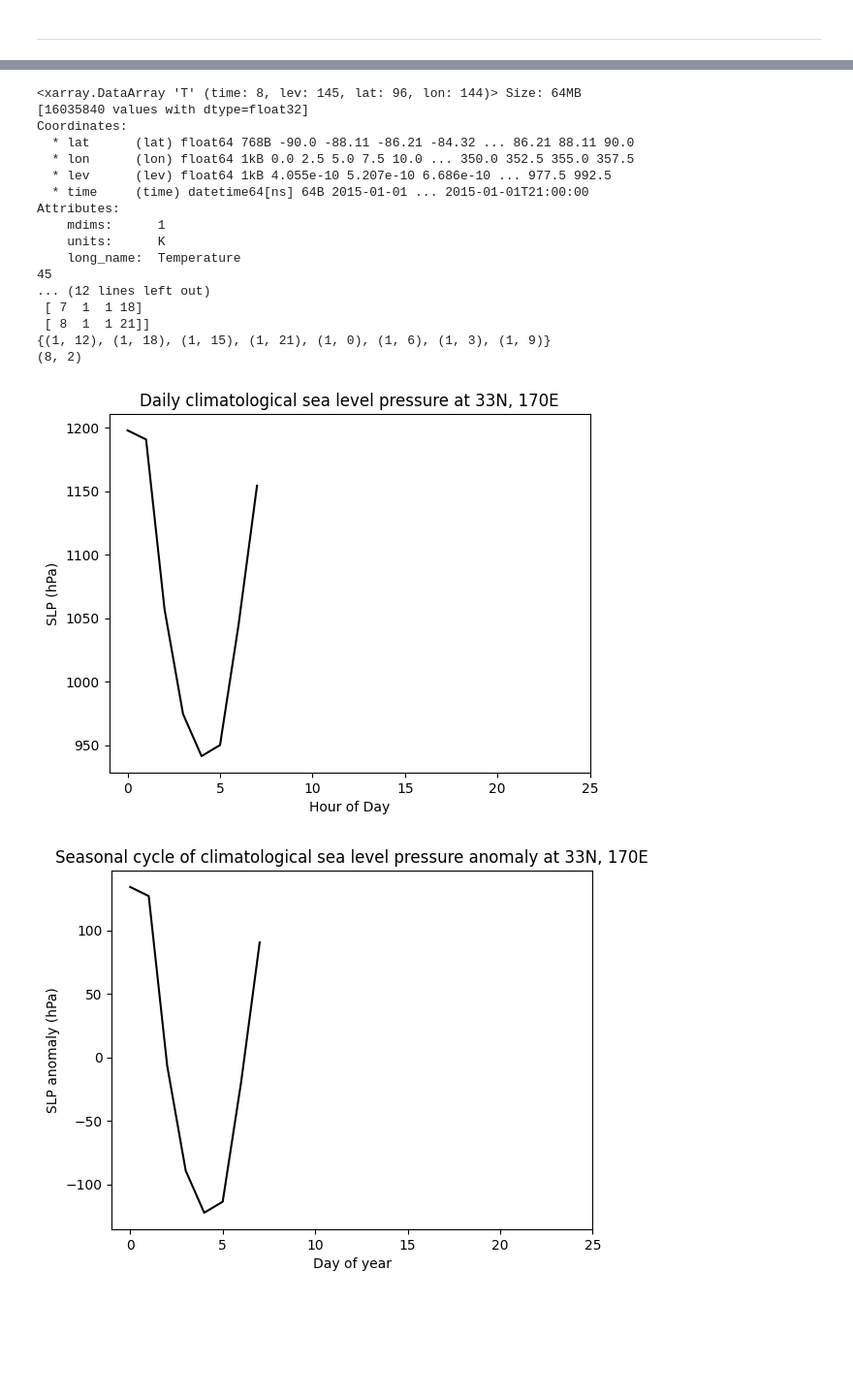
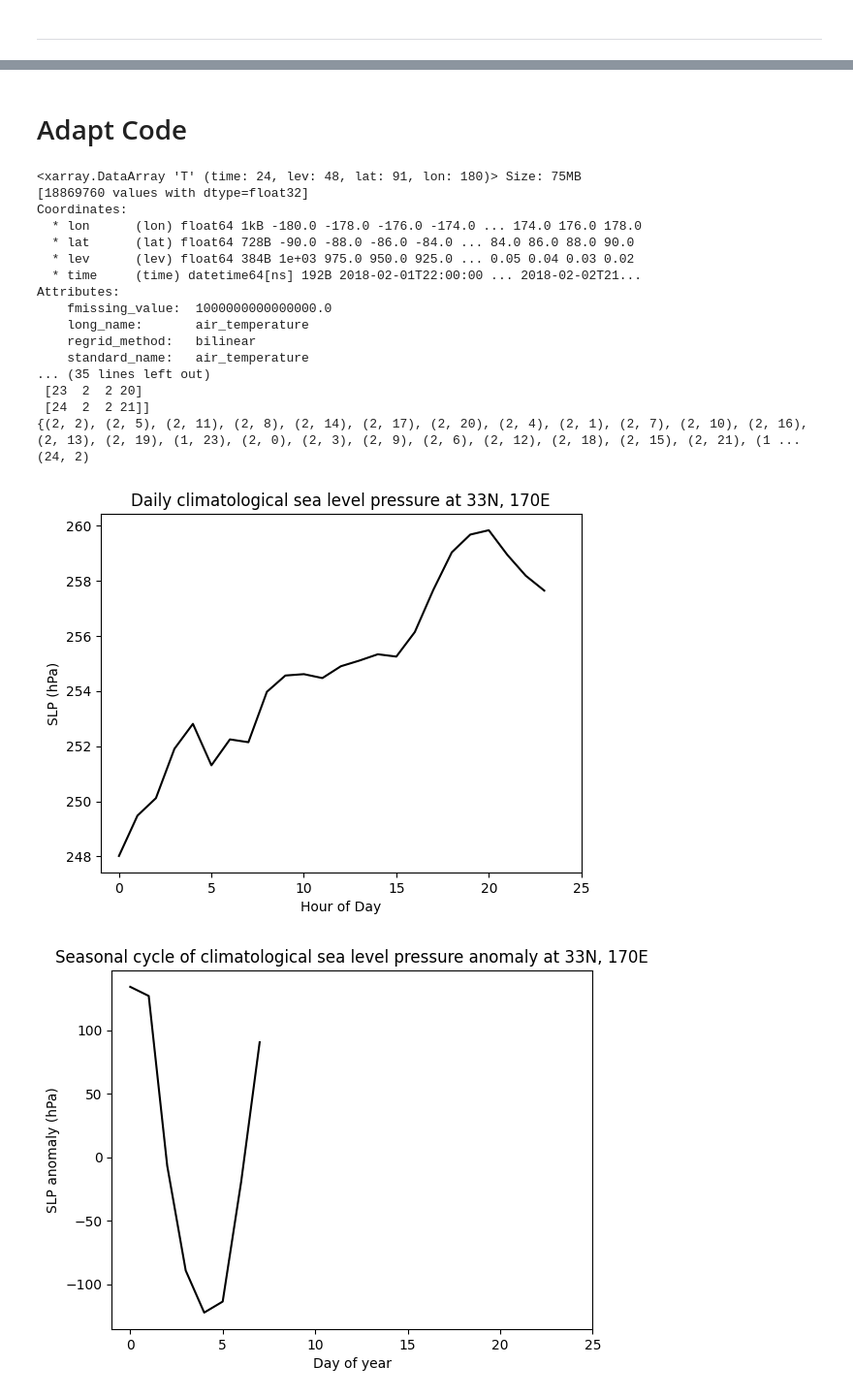
Before and after one commit to jpmailaddy/GEOS_GUI, a Jupyter notebook: seasonal_cycle_filtering_FFT.ipynb, the cells around one changed output, grey strips where cells are left out. Shown: that part at 97% size. Saved outputs shown, nothing was run; the diff lists cells and outputs as text; code cells hidden in the pictures; blank space fills up the shorter version.

```diff
--- a/seasonal_cycle_filtering_FFT.ipynb
+++ b/seasonal_cycle_filtering_FFT.ipynb
@@ -232,3 +213,5 @@ IndexError: index 2 is out of bounds for axis 0 with size 2
+# %% [markdown]
+# Adapt Code
 # %%
 ### ATOC7500 - seasonal_cycle_filtering_FFT
 ### Originally from Libby Barnes (Colorado State University)
@@ -255,88 +238,81 @@ from matplotlib.gridspec import GridSpec
 # TIME = DATA['TIME']
 
 # Load netCDF4 data
-file_path = '/content/f.e20.FXSD.f19_f19.001.cam.h1.2015-01-01-00000.nc'
+file_path = '/content/2018_High_Vertical.geosgcm_prog.20180201.nc4'
 data = xr.open_dataset(file_path)
 
 
 # Extract zonal wind speed (U) and time
 u = data['T']  # Zonal wind speed (U)
 
-
 print(u)
 # Extract specific latitude, longitude, and pressure level
 lat_idx = 45  # Example: index for the specific latitude
 lon_idx = 90  # Example: index for the specific longitude
-lev_idx = 10  # Example: index for the specific pressure level
+lev_idx = 2  # Example: index for the specific pressure level
 
 print(lat_idx)
 print(lon_idx)
 print(lev_idx)
 
-#TODO don't use isel
-X = u.isel(lat=lat_idx, lon=lon_idx, lev=lev_idx).values
+#use u.sel instead of u.isel
+X = u.sel(lat=lat_idx, lon=lon_idx, lev=lev_idx, method="nearest").values
 
 
-
-TIME = data['time']
-# TIME = TIME.values  # Extract time as numpy datetime64 array
-# TIME = [i for i in range(len(TIME))]
-
 # Convert DataArray to pandas DatetimeIndex
-dates = pd.to_datetime(TIME.values)
+dates = pd.to_datetime(data['time'].values)
 
 # Create the index, year, month, and day array
 TIME = np.array([[i + 1, date.month, date.day, date.hour] for i, date in enumerate(dates)])
-
 
 print(np.shape(X))
 print(np.shape(TIME))
 # print(TIME[12418,:])
 
 print(X)
 print(TIME)
 
 ### Calculate the daily climatology (i.e., average each day over all years)
 foo = {tuple(row) for row in TIME[:,2:4]}
 print(foo)
 TIME_climate = np.vstack(tuple(foo))
 print(TIME_climate.shape)
 TIME_climate = TIME_climate[np.lexsort((TIME_climate[:,1],TIME_climate[:,0])),:]
 #print(TIME_climate)
 days_in_year = np.size(TIME_climate, axis=0)
 Yclim = np.empty(days_in_year)
 Yclim[:] = np.NAN
 for iday in np.arange(0,days_in_year):
     month = TIME_climate[iday,0]
     day = TIME_climate[iday,1]
     t = np.where(np.logical_and(TIME[:,2]==month,TIME[:,3]==day))
     Yclim[iday] = np.nanmean(X[t])
 
 ### Plot the mean seasonal cycle (i.e., the values of the daily climatology over an entire year)
 plt.plot(np.arange(0,np.size(Yclim)),Yclim,'-k');
 plt.ylabel('SLP (hPa)');
 plt.xlabel('Hour of Day');
 plt.xlim(-1,25);
 plt.title('Daily climatological sea level pressure at 33N, 170E');
 # %% [output]
-<xarray.DataArray 'T' (time: 8, lev: 145, lat: 96, lon: 144)> Size: 64MB
-[16035840 values with dtype=float32]
+<xarray.DataArray 'T' (time: 24, lev: 48, lat: 91, lon: 180)> Size: 75MB
+[18869760 values with dtype=float32]
 Coordinates:
-  * lat      (lat) float64 768B -90.0 -88.11 -86.21 -84.32 ... 86.21 88.11 90.0
-  * lon      (lon) float64 1kB 0.0 2.5 5.0 7.5 10.0 ... 350.0 352.5 355.0 357.5
-  * lev      (lev) float64 1kB 4.055e-10 5.207e-10 6.686e-10 ... 977.5 992.5
-  * time     (time) datetime64[ns] 64B 2015-01-01 ... 2015-01-01T21:00:00
+  * lon      (lon) float64 1kB -180.0 -178.0 -176.0 -174.0 ... 174.0 176.0 178.0
+  * lat      (lat) float64 728B -90.0 -88.0 -86.0 -84.0 ... 84.0 86.0 88.0 90.0
+  * lev      (lev) float64 384B 1e+03 975.0 950.0 925.0 ... 0.05 0.04 0.03 0.02
+  * time     (time) datetime64[ns] 192B 2018-02-01T22:00:00 ... 2018-02-02T21...
 Attributes:
-    mdims:      1
-    units:      K
-    long_name:  Temperature
-45
-... (12 lines left out)
- [ 7  1  1 18]
- [ 8  1  1 21]]
-{(1, 12), (1, 18), (1, 15), (1, 21), (1, 0), (1, 6), (1, 3), (1, 9)}
-(8, 2)
+    fmissing_value:  1000000000000000.0
+    long_name:       air_temperature
+    regrid_method:   bilinear
+    standard_name:   air_temperature
+... (35 lines left out)
+ [23  2  2 20]
+ [24  2  2 21]]
+{(2, 2), (2, 5), (2, 11), (2, 8), (2, 14), (2, 17), (2, 20), (2, 4), (2, 1), (2, 7), (2, 10), (2, 16), (2, 13), (2, 19), (1, 23), (2, 0), (2, 3), (2, 9), (2, 6), (2, 12), (2, 18), (2, 15), (2, 21), (1 ...
+(24, 2)
-[figure, old version]
+[figure, new version]
 # %%
 ### Calculate the seasonal cycle anomaly (i.e., remove the annual mean) for the FFT
 ### and PLOT IT.
```
Also changed, not shown: parts of 2 cells of this notebook.
